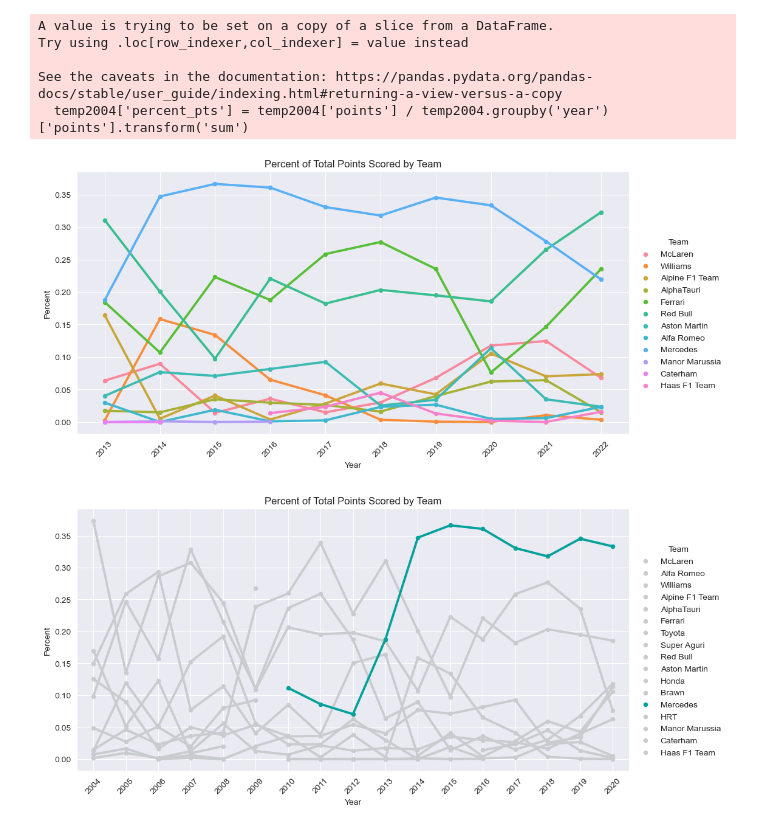
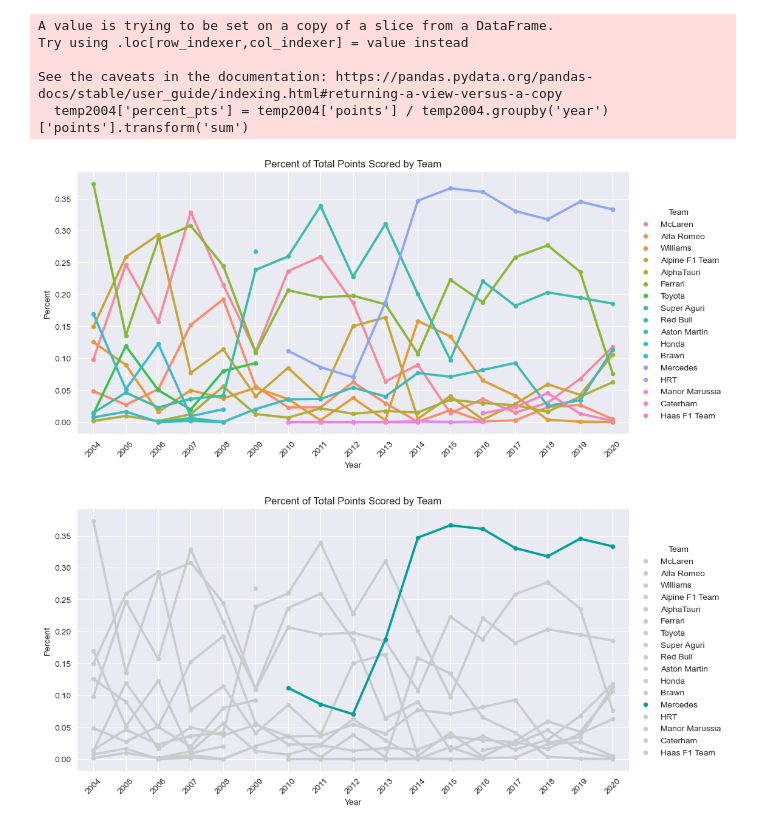
Before and after one commit to austin-mccollum/nycdsa_python_project, a Jupyter notebook: all_time_performance_analysis.ipynb, the cells around one changed output. Cells and saved outputs as stored; diff of their text form; code cells hidden in the pictures.

```diff
--- a/all_time_performance_analysis.ipynb
+++ b/all_time_performance_analysis.ipynb
@@ -128,15 +128,15 @@ See the caveats in the documentation: https://pandas.pydata.org/pandas-docs/stab
   temp2004['percent_pts'] = temp2004['points'] / temp2004.groupby('year')['points'].transform('sum')
 # %%
 # plot illustrating each teams precent of total points earned 2004 - 2020
-fig = sns.catplot(data=temp2004.loc[(temp2004.year<=2022) & (temp2004.year>=2013)], legend=False,  kind='point', x='year', hue='display_name', y='percent_pts', markers='.', aspect=2)
+fig = sns.catplot(data=temp2004.loc[(temp2004.year<=2020) & (temp2004.year>=2004)], legend=False,  kind='point', x='year', hue='display_name', y='percent_pts', markers='.', aspect=2)
 fig.add_legend(title='Team')
 fig.set(title='Percent of Total Points Scored by Team')
 fig.set_axis_labels('Year', 'Percent')
 fig.set_xticklabels(rotation=45)
 fig.ax.grid(color='white')
 plt.show()
 # %% [output]
-[figure, old version]
+[figure, new version]
 # %%
 # create a custom color palette to highlight mercedes
 pts_pal = ['#C8CCCE'] * 20
```
Also changed, not shown: parts of 4 cells of this notebook, 4 other files.
